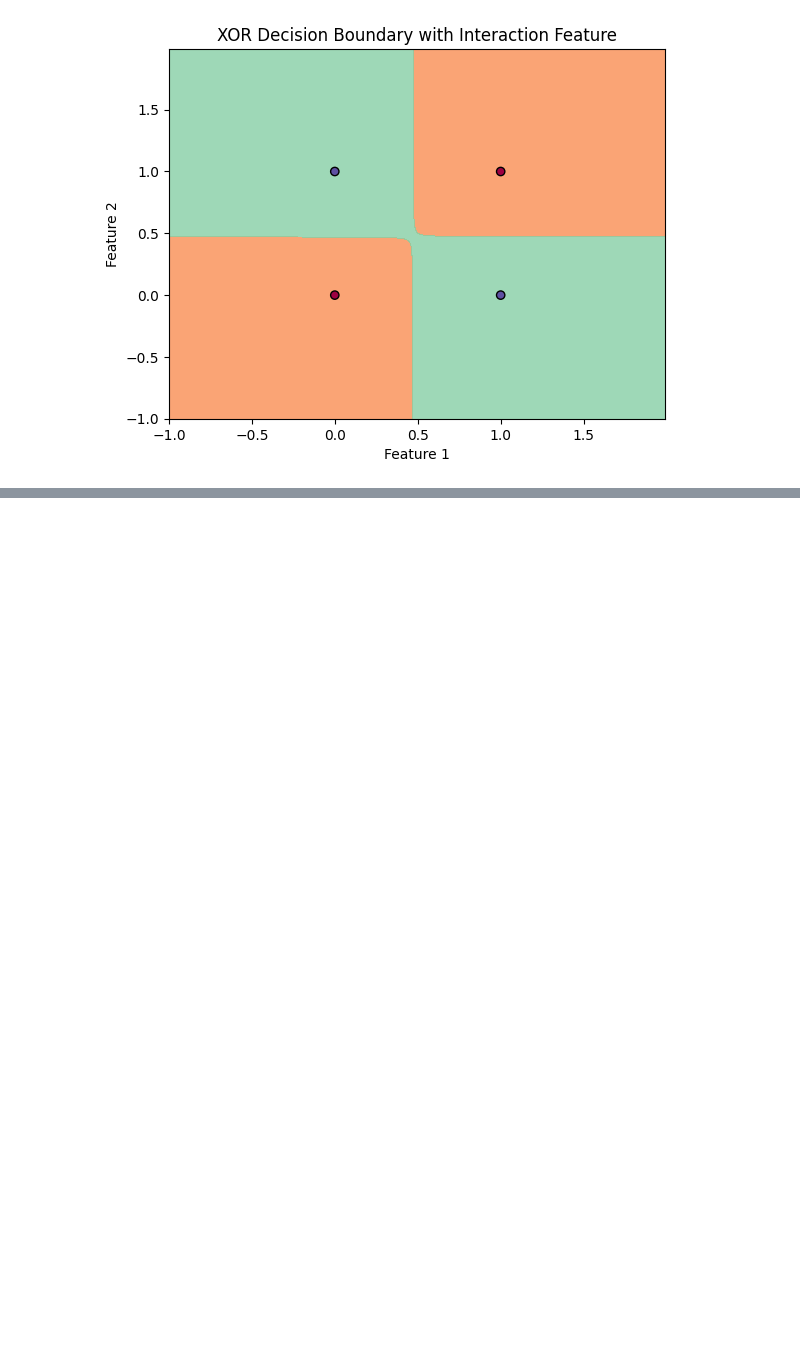
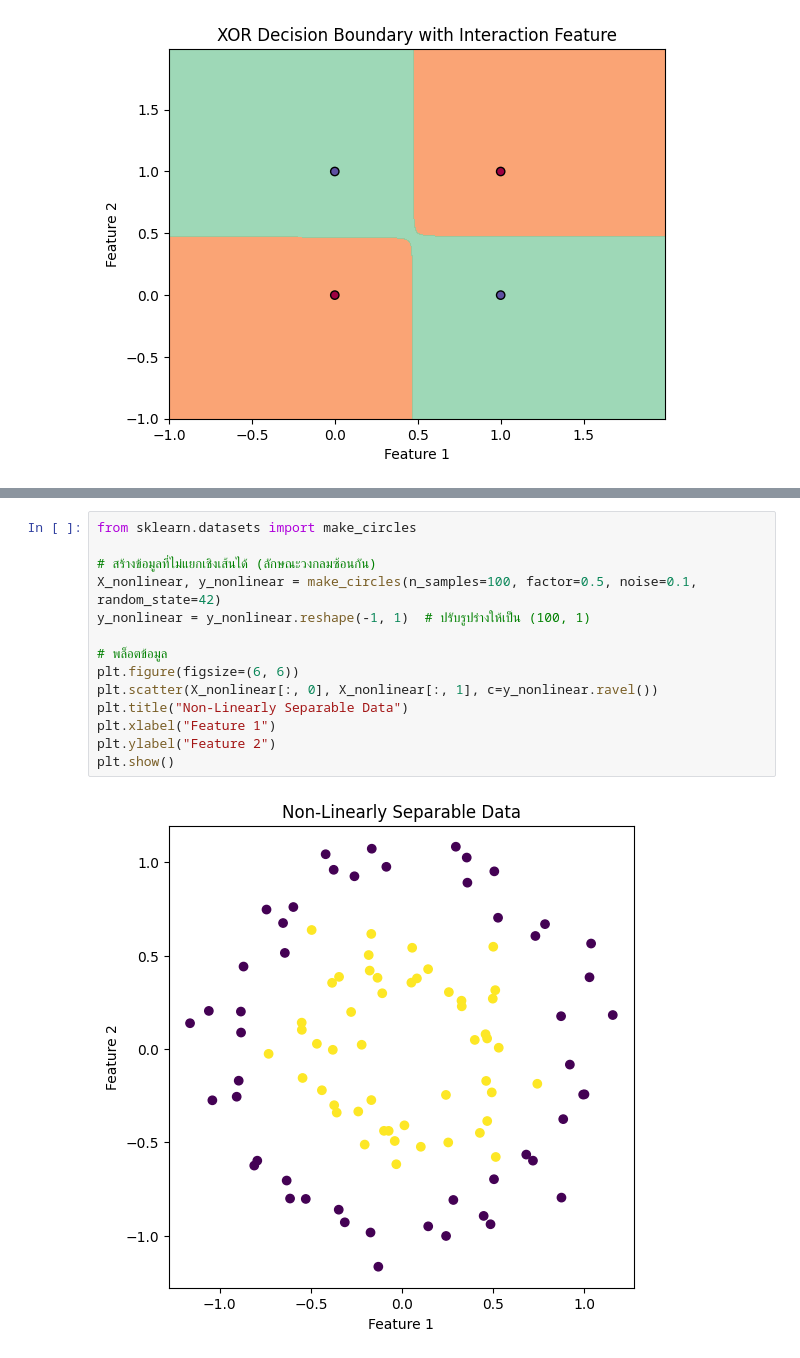
Before and after one commit to jittapat-idea/Machine-Learning-class67, a Jupyter notebook: HW05/ข้อ1/ข้อ1.ipynb, the cells around one changed output, grey strips where cells are left out. Saved outputs shown, nothing was run; the diff lists cells and outputs as text; blank space fills up the shorter version.

```diff
--- a/HW05/ข้อ1/ข้อ1.ipynb
+++ b/HW05/ข้อ1/ข้อ1.ipynb
@@ -220,0 +269,16 @@ Iteration 9000: Loss = 0.029560291060259924
+# %%
+from sklearn.datasets import make_circles
+
+# สร้างข้อมูลที่ไม่แยกเชิงเส้นได้ (ลักษณะวงกลมซ้อนกัน)
+X_nonlinear, y_nonlinear = make_circles(n_samples=100, factor=0.5, noise=0.1, random_state=42)
+y_nonlinear = y_nonlinear.reshape(-1, 1)  # ปรับรูปร่างให้เป็น (100, 1)
+
+# พล็อตข้อมูล
+plt.figure(figsize=(6, 6))
+plt.scatter(X_nonlinear[:, 0], X_nonlinear[:, 1], c=y_nonlinear.ravel())
+plt.title("Non-Linearly Separable Data")
+plt.xlabel("Feature 1")
+plt.ylabel("Feature 2")
+plt.show()
+# %% [output]
+[figure, added]
```
Also changed, not shown: parts of 17 cells of this notebook.
